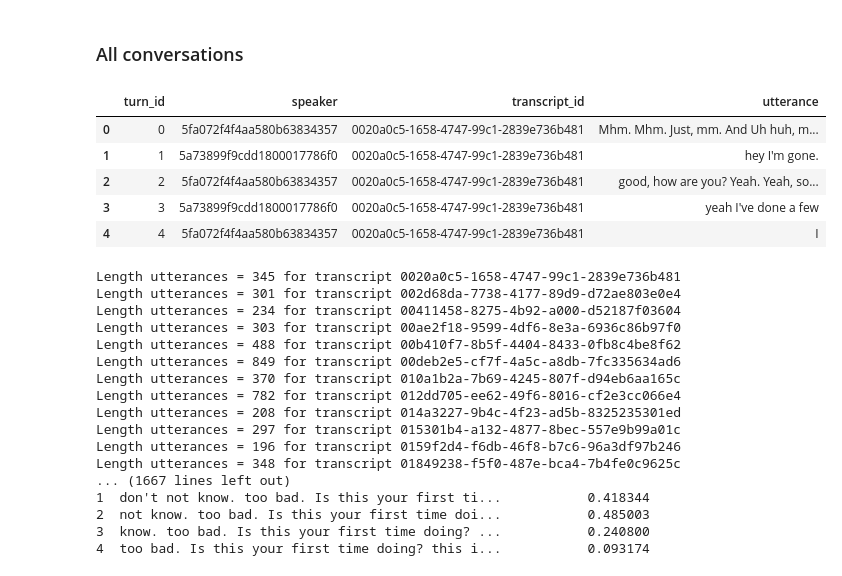
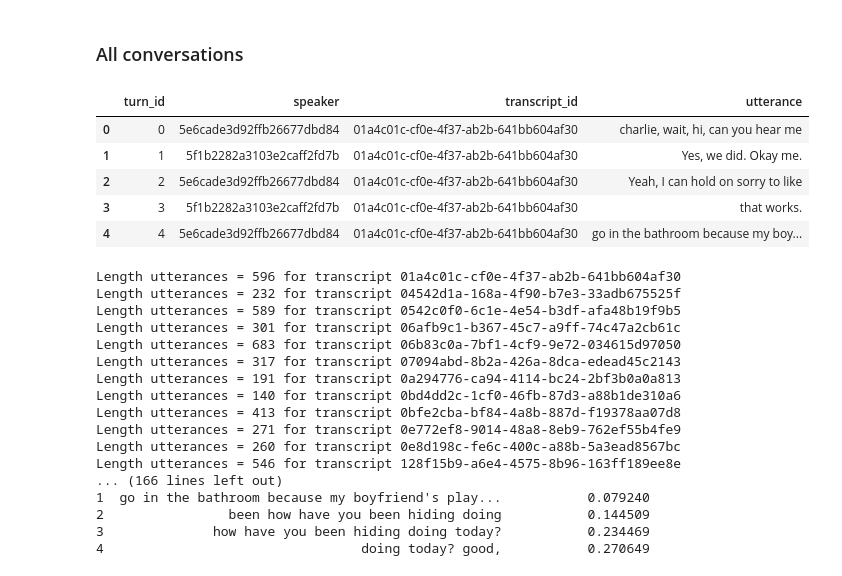
Before and after one commit to SocialInteractionLab/Candor, a Jupyter notebook: analysis/scripts/tile-candor.ipynb, the cells around one changed output. Cells and saved outputs as stored; diff of their text form; code cells hidden in the pictures.

Commit message:
updating analyses with full data sample

```diff
--- a/analysis/scripts/tile-candor.ipynb
+++ b/analysis/scripts/tile-candor.ipynb
@@ -161,39 +190,38 @@ test_10.to_csv("/Users/helenschmidt/Library/CloudStorage/GoogleDrive-helenschmid
 # %% [markdown]
 ### All conversations
 # %%
-# load all conversations
-df = pd.read_csv("/Users/helenschmidt/Library/CloudStorage/GoogleDrive-helenschmidt129@gmail.com/My Drive/SANLab/Experiments/Conversation-Structure/data/raw/all_backbiter_transcripts.csv")
+# load all annotated conversations
+df = pd.read_csv("/Users/helenschmidt/Library/CloudStorage/GoogleDrive-helenschmidt129@gmail.com/My Drive/SANLab/Experiments/Conversation-Structure/data/processed/annotated_transcripts_for_tile.csv")
 # make sure data is pandas dataframe
 df = pd.DataFrame(df)
 # preview
 df.head()
 # %% [output]
 |  | turn_id | speaker | transcript_id | utterance |
-| 0 | 0 | 5fa072f4f4aa580b63834357 | 0020a0c5-1658-4747-99c1-2839e736b481 | Mhm. Mhm. Just, mm. And Uh huh, m... |
-| 1 | 1 | 5a73899f9cdd1800017786f0 | 0020a0c5-1658-4747-99c1-2839e736b481 | hey I'm gone. |
-| 2 | 2 | 5fa072f4f4aa580b63834357 | 0020a0c5-1658-4747-99c1-2839e736b481 | good, how are you? Yeah. Yeah, so... |
-| 3 | 3 | 5a73899f9cdd1800017786f0 | 0020a0c5-1658-4747-99c1-2839e736b481 | yeah I've done a few |
-| 4 | 4 | 5fa072f4f4aa580b63834357 | 0020a0c5-1658-4747-99c1-2839e736b481 | I |
+| 0 | 0 | 5e6cade3d92ffb26677dbd84 | 01a4c01c-cf0e-4f37-ab2b-641bb604af30 | charlie, wait, hi, can you hear me |
+| 1 | 1 | 5f1b2282a3103e2caff2fd7b | 01a4c01c-cf0e-4f37-ab2b-641bb604af30 | Yes, we did. Okay me. |
+| 2 | 2 | 5e6cade3d92ffb26677dbd84 | 01a4c01c-cf0e-4f37-ab2b-641bb604af30 | Yeah, I can hold on sorry to like |
+| 3 | 3 | 5f1b2282a3103e2caff2fd7b | 01a4c01c-cf0e-4f37-ab2b-641bb604af30 | that works. |
+| 4 | 4 | 5e6cade3d92ffb26677dbd84 | 01a4c01c-cf0e-4f37-ab2b-641bb604af30 | go in the bathroom because my boy... |
 # %%
-# apply tiling function to full dataset
-
-full_tile_5 = tiled_cosine_similarity(df, 5)
+# apply tiling function to annotated conversations dataset
+full_tile_3 = tiled_cosine_similarity(df, 3)
 # %% [output]
-Length utterances = 345 for transcript 0020a0c5-1658-4747-99c1-2839e736b481
-Length utterances = 301 for transcript 002d68da-7738-4177-89d9-d72ae803e0e4
-Length utterances = 234 for transcript 00411458-8275-4b92-a000-d52187f03604
-Length utterances = 303 for transcript 00ae2f18-9599-4df6-8e3a-6936c86b97f0
-Length utterances = 488 for transcript 00b410f7-8b5f-4404-8433-0fb8c4be8f62
-Length utterances = 849 for transcript 00deb2e5-cf7f-4a5c-a8db-7fc335634ad6
-Length utterances = 370 for transcript 010a1b2a-7b69-4245-807f-d94eb6aa165c
-Length utterances = 782 for transcript 012dd705-ee62-49f6-8016-cf2e3cc066e4
-Length utterances = 208 for transcript 014a3227-9b4c-4f23-ad5b-8325235301ed
-Length utterances = 297 for transcript 015301b4-a132-4877-8bec-557e9b99a01c
-Length utterances = 196 for transcript 0159f2d4-f6db-46f8-b7c6-96a3df97b246
-Length utterances = 348 for transcript 01849238-f5f0-487e-bca4-7b4fe0c9625c
-... (1667 lines left out)
-1  don't not know. too bad. Is this your first ti...           0.418344
-2  not know. too bad. Is this your first time doi...           0.485003
-3  know. too bad. Is this your first time doing? ...           0.240800
-4  too bad. Is this your first time doing? this i...           0.093174
+Length utterances = 596 for transcript 01a4c01c-cf0e-4f37-ab2b-641bb604af30
+Length utterances = 232 for transcript 04542d1a-168a-4f90-b7e3-33adb675525f
+Length utterances = 589 for transcript 0542c0f0-6c1e-4e54-b3df-afa48b19f9b5
+Length utterances = 301 for transcript 06afb9c1-b367-45c7-a9ff-74c47a2cb61c
+Length utterances = 683 for transcript 06b83c0a-7bf1-4cf9-9e72-034615d97050
+Length utterances = 317 for transcript 07094abd-8b2a-426a-8dca-edead45c2143
+Length utterances = 191 for transcript 0a294776-ca94-4114-bc24-2bf3b0a0a813
+Length utterances = 140 for transcript 0bd4dd2c-1cf0-46fb-87d3-a88b1de310a6
+Length utterances = 413 for transcript 0bfe2cba-bf84-4a8b-887d-f19378aa07d8
+Length utterances = 271 for transcript 0e772ef8-9014-48a8-8eb9-762ef55b4fe9
+Length utterances = 260 for transcript 0e8d198c-fe6c-400c-a88b-5a3ead8567bc
+Length utterances = 546 for transcript 128f15b9-a6e4-4575-8b96-163ff189ee8e
+... (166 lines left out)
+1  go in the bathroom because my boyfriend's play...           0.079240
+2                been how have you been hiding doing           0.144509
+3              how have you been hiding doing today?           0.234469
+4                                 doing today? good,           0.270649
 # %%
```
Also changed, not shown: parts of 21 cells of this notebook, 44 other files.
